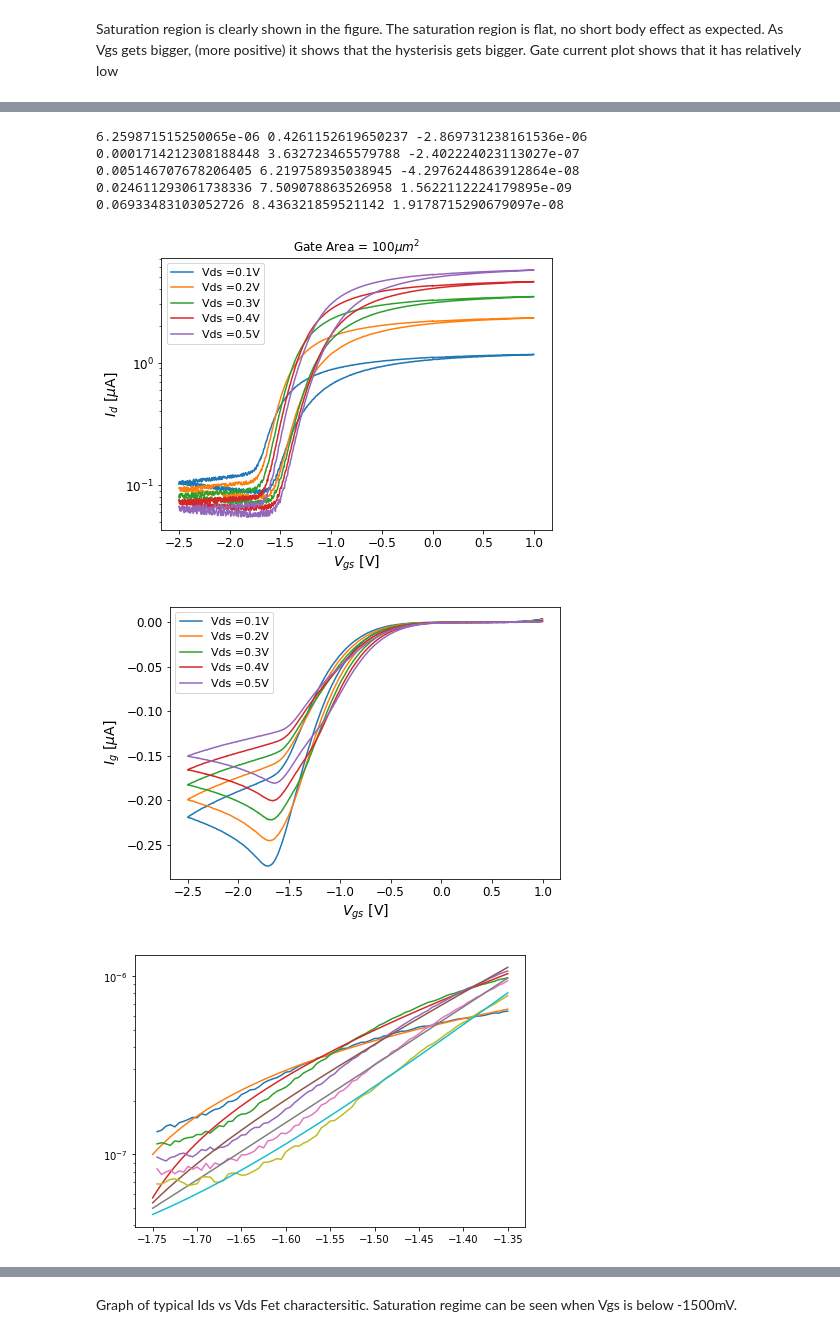
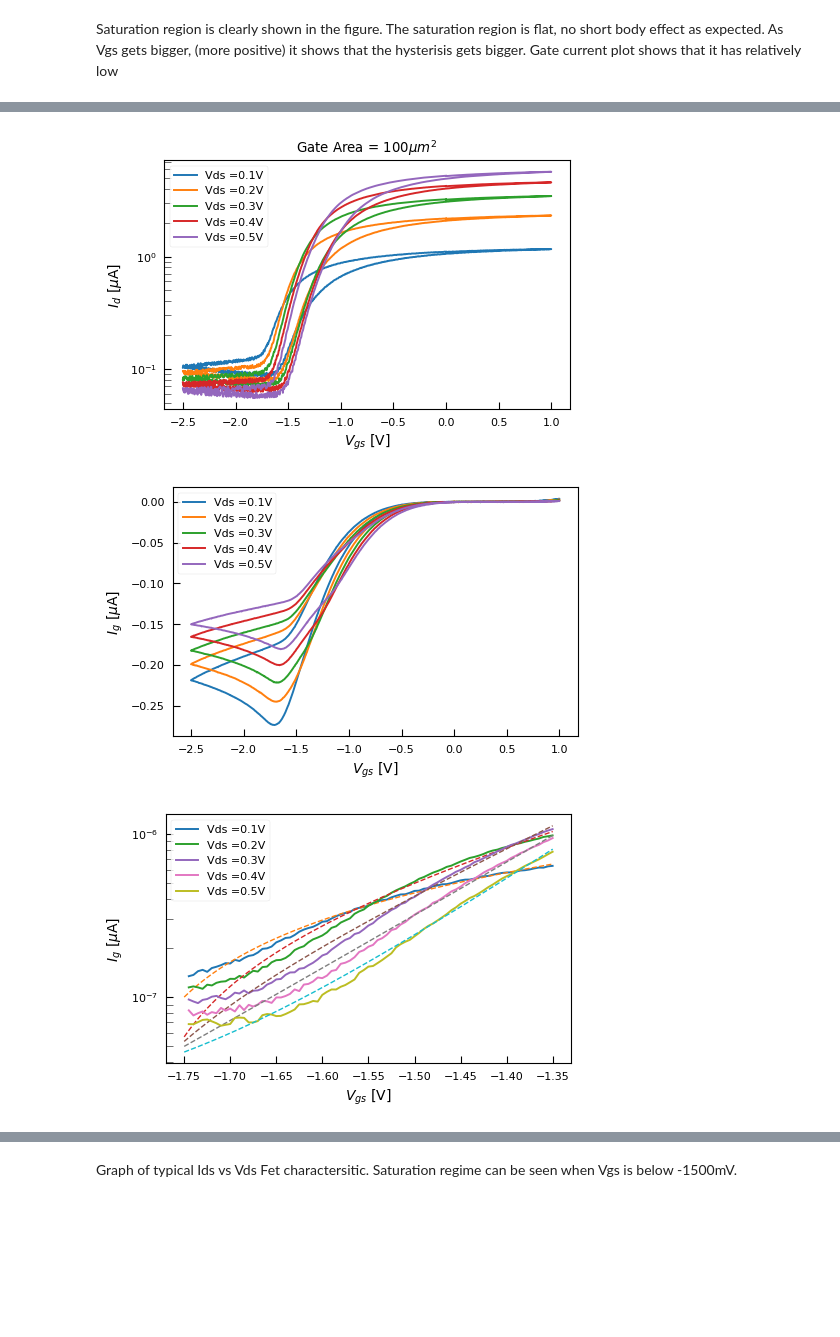
Before and after one commit to prabowobagas/Jupyter-Notebook-Thesis, a Jupyter notebook: Weekly Journal.ipynb, the cells around one changed output, grey strips where cells are left out. Drawn from its saved outputs; the diff is of its cells as text; code cells hidden in the pictures; blank space fills up the shorter version.

```diff
--- a/Weekly Journal.ipynb
+++ b/Weekly Journal.ipynb
@@ -314,20 +332,2 @@ plt.savefig('Figures\\Ids_Vds_dev15-16.pdf', format='pdf', dpi=1000, bbox_inches
 # %% [markdown]
 Saturation region is clearly shown in the figure. The saturation region is flat, no short body effect as expected. As Vgs gets bigger, (more positive) it shows that the hysterisis gets bigger. Gate current plot shows that it has relatively low
-# %%
-from scipy import constants
-
-for i in range(11,20):
-    df1 = pd.read_csv('Data\\dev15\\dev15_vsd\\dev15_dataset'+str(i)+'.txt',sep='\t',skiprows = [0,1,2])
-    df2 = pd.read_csv('Data\\dev16\\dev16_vsd\\dev16dataset'+str(i)+'.txt',sep='\t',skiprows = [0,1,2])
-
-    df_wrap1 = wrapper_vds(df1)
-    # df_wrap2 = wrapper_vds(df2)
-
-    mu = np.diff((df_wrap1['Ids']) * 10**4) / (1.9*10**(13) * constants.elementary_charge)
-    Vgs_lineseries = df_wrap1['Vds']
-    plt.plot(Vgs_lineseries[0:400], mu)
-
-plt.xlim(-0.5,0.5)
-plt.ylim(0,)
-plt.xlabel('$V_{ds}$ [V]', fontsize=14)
-plt.ylabel('$\mu_e$ [$cm^2 /Vs$]', fontsize=14)
@@ -346,55 +343,63 @@ def exponent_fit(x, a, b, c):
 
 def Vgs_plotter(data_location, loop_var1, loop_var2):
     data_linspace = np.round(np.linspace(-0.5,0.5, num = 11), 1)
 
     for i in range(loop_var1, loop_var2):
         df = pd.read_csv(data_location + str(i) + '.txt', sep='\t', skiprows = [0,1,2])
         df_wrap = wrapper_vgs(df)
 
         fig1 = plt.figure(1)
         plt.semilogy( df_wrap['Vgs'], df_wrap['Igs']/(10)**(-6), label = 'Vds =' + str(data_linspace[i-1]) + 'V')
         plt.title('Gate Area = 100$\mu m^2$')
-        plt.legend(prop={'size': 11})
-        plt.xlabel('$V_{gs}$ [V]', fontsize=14)
-        plt.ylabel('$I_{d}$ [$\mu$A]', fontsize=14)
+        plt.legend(prop={'size': 8})
+        plt.xlabel('$V_{gs}$ [V]', fontsize=10)
+        plt.ylabel('$I_{d}$ [$\mu$A]', fontsize=10)
         ax = plt.gca()
-        ax.tick_params(axis = 'both', which = 'major', labelsize = 12)
+        ax.tick_params(axis = 'both', which = 'both', length=5, direction='in')
+        fig1.set_size_inches(plot_width*1.5 , plot_height*1.5)
+
 
         fig2 = plt.figure(2)
         plt.plot( df_wrap['Vgs'], (df_wrap['Ids']/(10)**(-6)), label = 'Vds =' + str(data_linspace[i-1]) + 'V')
-        plt.legend(prop={'size': 11})
-        plt.xlabel('$V_{gs}$ [V]', fontsize=14)
-        plt.ylabel('$I_{g}$ [$\mu$A]', fontsize=14)
-        # plt.xlim(2.5, 1)
-        ax = plt.gca()
-        ax.tick_params(axis = 'both', which = 'major', labelsize = 12)
+        plt.legend(prop={'size': 8})
+        plt.xlabel('$V_{gs}$ [V]', fontsize=10)
+        plt.ylabel('$I_{g}$ [$\mu$A]', fontsize=10)
+        ax2 = plt.gca()
+        ax2.tick_params(axis = 'both', which = 'both', length=5, direction='in')
+        fig2.set_size_inches(plot_width*1.5 , plot_height*1.5)
+
 
         fig3 = plt.figure(3)
         Vgs_linspace = df_wrap['Vgs']
         Ids_data = df_wrap['Igs']
         popt, pcov = curve_fit(exponent_fit, Vgs_linspace[270:350], Ids_data[270:350])
         Vds_new = np.linspace(-1.75, -1.35, num = 10000, endpoint=True)
         Ids_new = exponent_fit(Vds_new, *popt)
-        print(*popt)
-        plt.semilogy(Vgs_linspace[270:350],Ids_data[270:350])
-        plt.semilogy(Vds_new, Ids_new)
+        plt.semilogy(Vgs_linspace[270:350],Ids_data[270:350], label = 'Vds =' + str(data_linspace[i-1]) + 'V')
+        plt.semilogy(Vds_new, Ids_new, linewidth=1 , linestyle = 'dashed')
+        plt.legend(prop={'size': 8})
+        plt.xlabel('$V_{gs}$ [V]', fontsize=10)
+        plt.ylabel('$I_{g}$ [$\mu$A]', fontsize=10)
+        ax3 = plt.gca()
+        ax3.tick_params(axis = 'both', which = 'both', length=5, direction='in')
+        fig3.set_size_inches(plot_width*1.5 , plot_height*1.5)
+
+
 
         fig4 = plt.figure(4)
-        plt.plot(Vds_new[:9999], (Vds_new[:9999]*10**3)/np.log(np.diff(Ids_new)))
+        plt.plot(Vds_new[:9999], (Vds_new[:9999]*10**3)/np.log(np.diff(Ids_new)), label = 'Vds =' + str(data_linspace[i-1]) + 'V')
+        plt.legend(prop={'size': 8})
+        plt.xlabel('$V_{gs}$ [V]', fontsize=10)
+        plt.ylabel('$S_{s-th}$ [mV/dec]', fontsize=10)
+        fig4.set_size_inches(plot_width*1.5 , plot_height*1.5)
+
 
 # change data set! might be switched. Check what Id of the source K200 K200-2
 Vgs_plotter('Data\\dev16\\dev16_vgs\\dev16_vgs_dataset', 7, 12)
 
-# plt.savefig('Figures\\percprob_vs_occprob.pdf', format='pdf', dpi=1000)
+# plt.savefig('Figures\\percprob_vs_occprob.pdf', format='pdf', dpi=300)
 # plt.legend(bbox_to_anchor=(1.05, 1), loc=2, borderaxespad=0.)
-
-plt.rcParams['figure.figsize'] = (7,5)
 # %% [output]
-6.259871515250065e-06 0.4261152619650237 -2.869731238161536e-06
-0.0001714212308188448 3.632723465579788 -2.402224023113027e-07
-0.005146707678206405 6.219758935038945 -4.2976244863912864e-08
-0.024611293061738336 7.509078863526958 1.5622112224179895e-09
-0.06933483103052726 8.436321859521142 1.9178715290679097e-08
-[figure, old version]
+[figure, new version]
-[figure, old version]
+[figure, new version]
-[figure, old version]
+[figure, new version]
```
Also changed, not shown: parts of 10 cells of this notebook, 2 other files.
